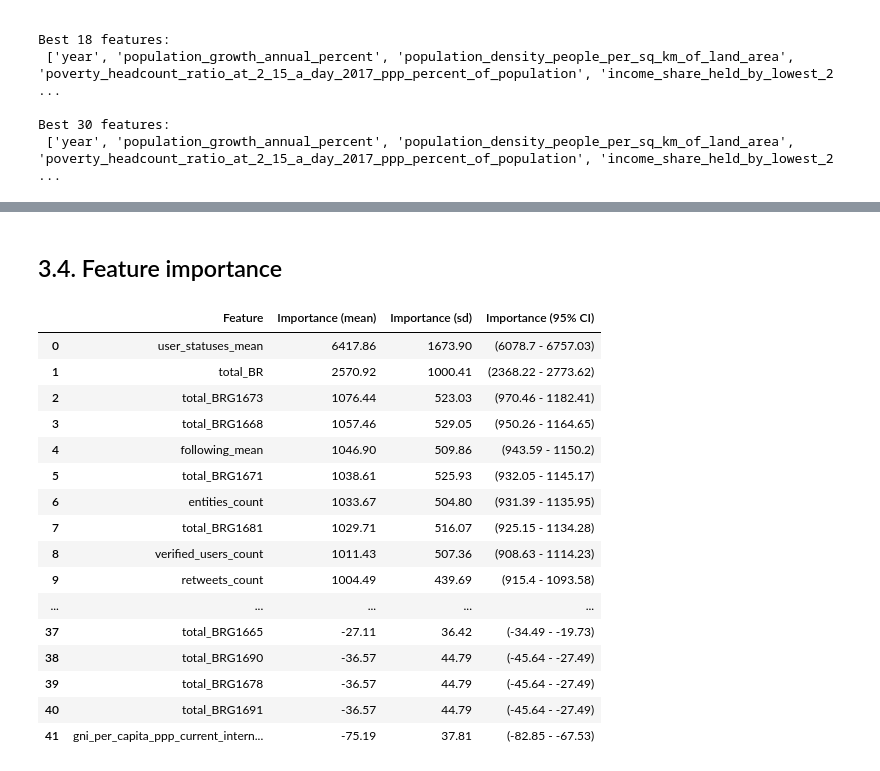
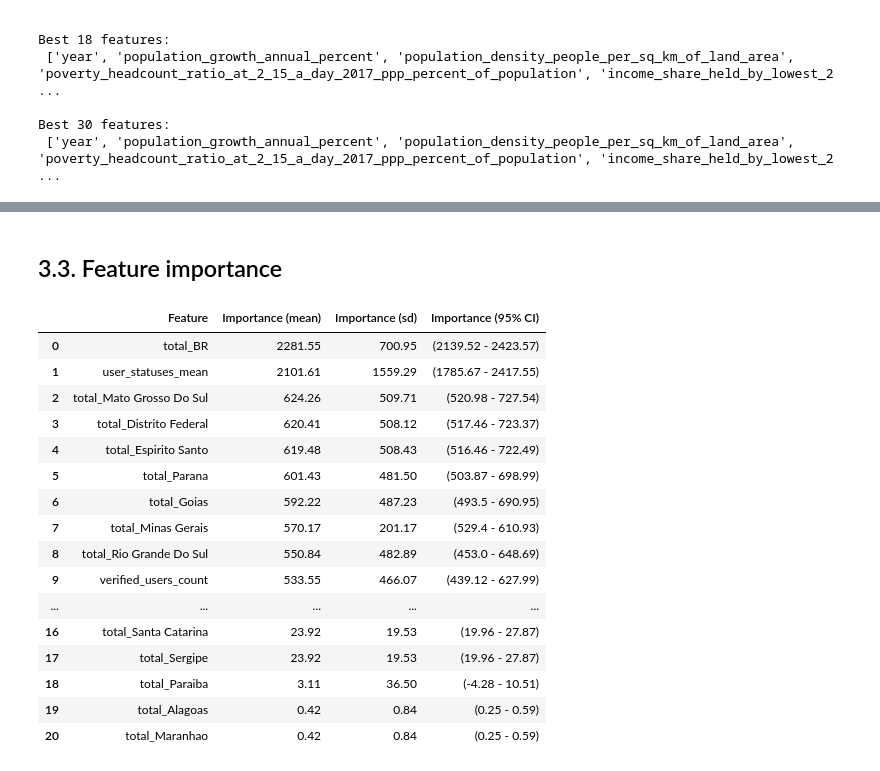
Before and after one commit to digitalepidemiologylab/brazil-vaccine-uptake, a Jupyter notebook: scripts/ml_jupyter_regression.ipynb, the cells around one changed output, grey strips where cells are left out. Saved outputs shown, nothing was run; the diff lists cells and outputs as text; code cells hidden in the pictures.

```diff
--- a/scripts/ml_jupyter_regression.ipynb
+++ b/scripts/ml_jupyter_regression.ipynb
@@ -225,8 +215,8 @@ train_valid_index = [0,1,2,3,4,5,6,7,8,9,12,13,14,15,16,17,
 test_index = [10,11,22,23,34,35,46,47,58,59,70,71,82,83]
 
 ## Split dataset
-df_train_valid = df.drop(['Date'], axis = 1).loc[train_valid_index]
-df_test = df.drop(['Date'], axis = 1).loc[test_index]
+df_train_valid = df.drop(['Date'], axis = 1)
+df_test = df.drop(['Date'], axis = 1)
 
 ## Get X and y
 X_train_valid = df_train_valid.drop(['Total'], axis = 1)
@@ -260,7 +250,7 @@ y_test.to_csv('../data/y_test.csv', index = False)
 # %%
 # Fit/test N models
 gs_results = []
-for i in range(6):
+for i in range(7):
     X_tr = df.drop(['Date'], axis = 1).loc[cv[i][0]]
     X_vl = df.drop(['Date'], axis = 1).loc[cv[i][1]]
     y_tr = df['Total'].loc[cv[i][0]]
@@ -306,8 +296,8 @@ alphas = mean_tr.index.values
 plt.rcParams.update({'font.size': 20})
 plt.rcParams['figure.figsize']= 15,10
 
-plt.plot(np.log10(alphas), mean_tr, label='train')
-plt.plot(np.log10(alphas), mean_te, label='test')
+plt.plot(np.log10(alphas), mean_tr, label='training')
+plt.plot(np.log10(alphas), mean_te, label='validation')
 
 # Quantify variance with confidence interval curves
 t_int = np.abs(t.ppf((1-0.95)/2,len(df)-1))
@@ -332,7 +322,7 @@ plt.title('Best alpha: {:.0f} - Mean MSE (training): {:.4f} - Mean MSE (validati
 
 plt.xlabel('$log_{10}(alpha)$')
 plt.ylabel('MSE')
-plt.legend(loc = 'lower right',
+plt.legend(loc = 7,
           prop = {'size': 20})
 plt.show()
 # %% [output]
@@ -375,7 +365,7 @@ MSE: 34590.69
 # %%
 # Fit/test N models
 gs_results_knn = []
-for i in range(6):
+for i in range(7):
     X_tr = df.drop(['Date'], axis = 1).loc[cv[i][0]]
     X_vl = df.drop(['Date'], axis = 1).loc[cv[i][1]]
     y_tr = df['Total'].loc[cv[i][0]]
@@ -389,7 +379,7 @@ for i in range(6):
     #X_vl_rescaled = X_vl
 
     # Grid search
-    for n in list(range(1,6)):
+    for n in list(range(1,7)):
         for l in list(range(1,30)):
             for p in list(range(1,2)):
                 knn = KNeighborsRegressor(n_neighbors = n,
@@ -403,9 +393,9 @@ for i in range(6):
                     'leaf_size': l,
                     'p': p,
                     'run_idx': i,
-                    'train_mse': mean_squared_error(y_tr, knn.predict(X_tr_rescaled)),
+                    'train_rmse': math.sqrt(mean_squared_error(y_tr, knn.predict(X_tr_rescaled))),
                     #'train_mae': mean_absolute_error(10**y_tr, 10**ridge.predict(X_tr_rescaled)),
-                    'test_mse': mean_squared_error(y_vl, knn.predict(X_vl_rescaled)),
+                    'valid_rmse': math.sqrt(mean_squared_error(y_vl, knn.predict(X_vl_rescaled))),
                     #'test_mae': mean_absolute_error(10**y_vl, 10**ridge.predict(X_vl_rescaled)),
 
     })
@@ -419,10 +409,10 @@ gb_n_knn = gs_results_knn.groupby('neighbors')
 
 
 # Compute train/test mean scores with std
-mean_tr = gb_n_knn.train_mse.mean()
-mean_te = gb_n_knn.test_mse.mean()
-std_tr = gb_n_knn.train_mse.std()
-std_te = gb_n_knn.test_mse.std()
+mean_tr = gb_n_knn.train_rmse.mean()
+mean_te = gb_n_knn.valid_rmse.mean()
+std_tr = gb_n_knn.train_rmse.std()
+std_te = gb_n_knn.valid_rmse.std()
 ns = mean_tr.index.values
 
 # Plot mean scores
@@ -439,7 +429,7 @@ plt.fill_between(ns, t_int_tr_low, t_int_tr_up, alpha=0.2)
 plt.fill_between(ns, t_int_te_low, t_int_te_up, alpha=0.2)
 
 # Add marker for best score
-gs_results_knn_filtered = gs_results_knn[gs_results_knn['train_mse']>gs_results_knn['test_mse']].sort_values('test_mse').reset_index()
+gs_results_knn_filtered = gs_results_knn[gs_results_knn['train_rmse']>gs_results_knn['valid_rmse']].sort_values('valid_rmse').reset_index()
 best_n = gs_results_knn_filtered.iloc[0,1]
 mean_te_plot = mean_te.reset_index()
 mean_te_plot = mean_te_plot[mean_te_plot['neighbors'] == best_n].iloc[0,1]
@@ -447,13 +437,14 @@ plt.scatter(best_n, mean_te_plot, marker='x', c='red', zorder=10, label = "best
 
 # Print best MSE/MAE scores
 best_result_knn = gb_n_knn.get_group(n)
-plt.title('Best n neighbour: {:.0f}. Mean MSE (training): {:.2f}. Mean MSE (validation): {:.2f}'.format(
-    best_n, best_result_knn.train_mse.mean(), best_result_knn.test_mse.mean()))
+plt.title('Best n neighbour: {:.0f}. Mean RMSE (training): {:.2f}. Mean RMSE (validation): {:.2f}'.format(
+    best_n, best_result_knn.train_rmse.mean(), best_result_knn.valid_rmse.mean()))
 
 plt.xlabel('n-neighbours')
-plt.ylabel('Mean Squared Error (MSE)')
+plt.ylabel('Root Mean Squared Error (RMSE)')
 plt.legend(loc = 7)
-plt.show()
+#plt.show()
+plt.savefig('../outputs/MSE_knn_plot.jpg')
 
 print(gs_results_knn_filtered.drop_duplicates(subset=['neighbors']))
 # %% [output]
@@ -697,5 +572,5 @@ print(gs_results_knn_filtered_10.drop_duplicates(subset=['neighbors']))
 # %% [markdown]
-## 3.4. Feature importance
+## 3.3. Feature importance
 # %%
 #https://machinelearningmastery.com/calculate-feature-importance-with-python/
 #https://eli5.readthedocs.io/en/latest/autodocs/sklearn.html#eli5.sklearn.permutation_importance.PermutationImportance
@@ -712,42 +587,44 @@ importance = permutation_results.importances_mean
 # %%
 # Calculate 95% CI of t-distribution for features' importance
 ci = np.abs(t.ppf((1-0.95)/2,len(permutation_results.importances)-1))
 m = permutation_results.importances_mean
 s = permutation_results.importances_std
 ci_lower = m-s*ci/np.sqrt(len(permutation_results.importances))
 ci_upper = m+s*ci/np.sqrt(len(permutation_results.importances))
 
 # Features' importance in dataframe
 importance = pd.DataFrame({
     'Feature': df.iloc[:, 0:96].columns,
     'Importance (mean)': permutation_results.importances_mean,
     'Importance (sd)': permutation_results.importances_std,
     'Importance (95% CI - lower)': np.round(ci_lower, 2),
     'Importance (95% CI - upper)': np.round(ci_upper,2)
 })
 
 importance['Importance (95% CI)'] = "(" + importance['Importance (95% CI - lower)'].astype(str) + " - " + importance['Importance (95% CI - upper)'].astype(str) + ")"
 
 importance_filtered = importance[importance['Importance (mean)'] != 0].sort_values(by = ["Importance (mean)"], ascending = False).reset_index().iloc[:,np.r_[1:4, 6]]
-importance_filtered
+importance_filtered_positive = importance[importance['Importance (mean)'] > 0].sort_values(by = ["Importance (mean)"], ascending = False).reset_index().iloc[:,np.r_[1:4, 6]]
+dfi.export(importance_filtered_positive, "../outputs/feature_importance.png")
+importance_filtered_positive
 # %% [output]
 |  | Feature | Importance (mean) | Importance (sd) | Importance (95% CI) |
-| 0 | user_statuses_mean | 6417.86 | 1673.90 | (6078.7 - 6757.03) |
-| 1 | total_BR | 2570.92 | 1000.41 | (2368.22 - 2773.62) |
-| 2 | total_BRG1673 | 1076.44 | 523.03 | (970.46 - 1182.41) |
-| 3 | total_BRG1668 | 1057.46 | 529.05 | (950.26 - 1164.65) |
-| 4 | following_mean | 1046.90 | 509.86 | (943.59 - 1150.2) |
-| 5 | total_BRG1671 | 1038.61 | 525.93 | (932.05 - 1145.17) |
-| 6 | entities_count | 1033.67 | 504.80 | (931.39 - 1135.95) |
-| 7 | total_BRG1681 | 1029.71 | 516.07 | (925.15 - 1134.28) |
-| 8 | verified_users_count | 1011.43 | 507.36 | (908.63 - 1114.23) |
-| 9 | retweets_count | 1004.49 | 439.69 | (915.4 - 1093.58) |
+| 0 | total_BR | 2281.55 | 700.95 | (2139.52 - 2423.57) |
+| 1 | user_statuses_mean | 2101.61 | 1559.29 | (1785.67 - 2417.55) |
+| 2 | total_Mato Grosso Do Sul | 624.26 | 509.71 | (520.98 - 727.54) |
+| 3 | total_Distrito Federal | 620.41 | 508.12 | (517.46 - 723.37) |
+| 4 | total_Espirito Santo | 619.48 | 508.43 | (516.46 - 722.49) |
+| 5 | total_Parana | 601.43 | 481.50 | (503.87 - 698.99) |
+| 6 | total_Goias | 592.22 | 487.23 | (493.5 - 690.95) |
+| 7 | total_Minas Gerais | 570.17 | 201.17 | (529.4 - 610.93) |
+| 8 | total_Rio Grande Do Sul | 550.84 | 482.89 | (453.0 - 648.69) |
+| 9 | verified_users_count | 533.55 | 466.07 | (439.12 - 627.99) |
 | ... | ... | ... | ... | ... |
-| 37 | total_BRG1665 | -27.11 | 36.42 | (-34.49 - -19.73) |
-| 38 | total_BRG1690 | -36.57 | 44.79 | (-45.64 - -27.49) |
-| 39 | total_BRG1678 | -36.57 | 44.79 | (-45.64 - -27.49) |
-| 40 | total_BRG1691 | -36.57 | 44.79 | (-45.64 - -27.49) |
-| 41 | gni_per_capita_ppp_current_intern... | -75.19 | 37.81 | (-82.85 - -67.53) |
+| 16 | total_Santa Catarina | 23.92 | 19.53 | (19.96 - 27.87) |
+| 17 | total_Sergipe | 23.92 | 19.53 | (19.96 - 27.87) |
+| 18 | total_Paraiba | 3.11 | 36.50 | (-4.28 - 10.51) |
+| 19 | total_Alagoas | 0.42 | 0.84 | (0.25 - 0.59) |
+| 20 | total_Maranhao | 0.42 | 0.84 | (0.25 - 0.59) |
 # %%
 #plt.bar([x for x in range(len(importance))], importance)
 #plt.show()
```
Also changed, not shown: parts of 21 cells of this notebook, 23 other files.
